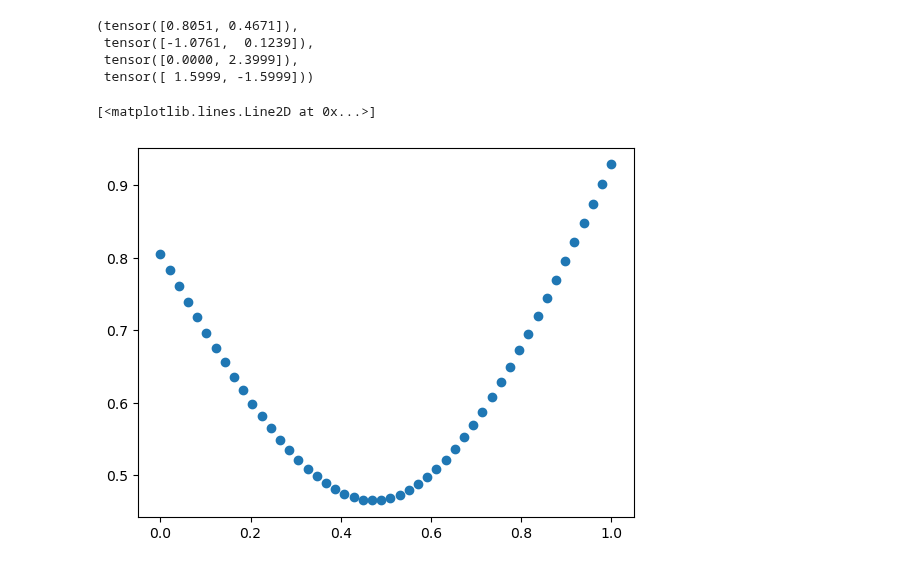
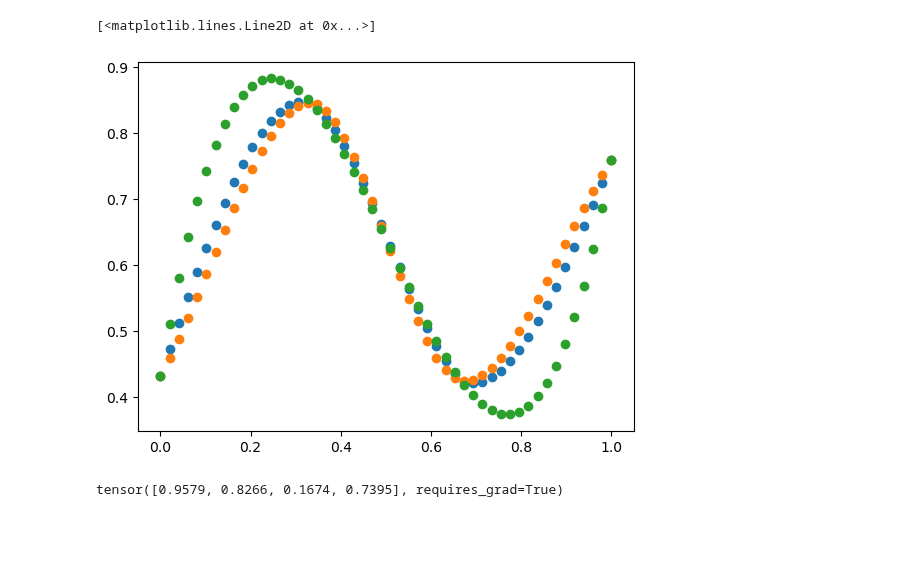
Before and after one commit to ZYCRC/Simulation-learing, a Jupyter notebook: PBD_peel/constant_cubic_spline_test.ipynb, the cells around one changed output. Drawn from its saved outputs; the diff is of its cells as text; code cells hidden in the pictures; blank space fills up the shorter version.

Commit message:
fix cubic spline grad

```diff
--- a/PBD_peel/constant_cubic_spline_test.ipynb
+++ b/PBD_peel/constant_cubic_spline_test.ipynb
@@ -44,8 +37,8 @@ def interp(x, y, xs):
   return interp_func(x,y)(xs)
 # %%
 import matplotlib.pyplot as plt # for plotting
-x = torch.rand(3)
-u = torch.linspace(0, 1, 3)
+x = torch.rand(4)
+u = torch.linspace(0, 1, 4)
 us = torch.linspace(0, 1, 50)
 xs = interp(u, x, us)
 plt.plot(us, xs, 'o')
@@ -72,24 +48,31 @@ tensor([0.5000, 0.5000, 0.5000, 0.5000, 0.5000, 0.5000, 0.5000, 0.5000, 0.5000,
 # %%
-def cubic_spline_coff(u, x):
+def cubic_spline(u, x, us):
     a = x[:-1]
     du = u[1:] - u[:-1]
     dx = x[1:] - x[:-1]
     diff = dx / du
 
     m0 = torch.tensor([0])
-    m1 = torch.tensor([6*(diff[1] - diff[0]) / 2 / (du[0] + du[1])])
-    m2 = torch.tensor([0])
-    m = torch.cat([m0, m1, m2])
+    m1 = 6*(x[2] - x[1])/(u[2] - u[1]) - 6*((x[1] - x[0])/(u[1] - u[0])) / 2 / (du[0] + du[1])
+    m2 = 6*(x[3] - x[2])/(u[3] - u[2]) - 6*((x[2] - x[1])/(u[2] - u[1])) / 2 / (du[2] + du[1])
+    m3 = torch.tensor([0])
+    m = torch.hstack([m0, m1, m2, m3])
 
     c = m / 2
 
-    b0 = torch.tensor([diff[0] - du[0] * m[0] / 2 - du[0] * (m[1] - m[0]) / 6])
-    b1 = torch.tensor([diff[1] - du[1] * m[1] / 2 - du[1] * (m[2] - m[1]) / 6])
+    b0 = diff[0] - du[0] * m[0] / 2 - du[0] * (m[1] - m[0]) / 6
+    b1 = diff[1] - du[1] * m[1] / 2 - du[1] * (m[2] - m[1]) / 6
+    b2 = diff[2] - du[2] * m[2] / 2 - du[2] * (m[3] - m[2]) / 6
 
-    d0 = torch.tensor([(m[1] - m[0]) / 6 / du[0]])
-    d1 = torch.tensor([(m[2] - m[1]) / 6 / du[1]])
+    d0 = (m[1] - m[0]) / 6 / du[0]
+    d1 = (m[2] - m[1]) / 6 / du[1]
+    d2 = (m[3] - m[2]) / 6 / du[2]
 
-    b = torch.cat([b0, b1])
-    d = torch.cat([d0, d1])
+    b = torch.hstack([b0, b1, b2])
+    d = torch.hstack([d0, d1, d2])
 
-    return a, b, c[:-1], d
+    I = torch.searchsorted(u[1:], us)
+    du = us - u[I]
+    array = a[I] + b[I]*du + c[I]*du**2 + d[I]*du**3
+
+    return array
@@ -98,7 +78,0 @@ coff = cubic_spline_coff(u, x)
-# %%
-coff
-# %% [output]
-(tensor([0.8051, 0.4671]),
- tensor([-1.0761,  0.1239]),
- tensor([0.0000, 2.3999]),
- tensor([ 1.5999, -1.5999]))
@@ -113,8 +79,14 @@ def cubic_interp(coff, u, us):
 # %%
-ys = cubic_interp(coff, u, us)
+ys = cubic_spline(u, x, us)
+# %%
+from scipy.interpolate import interp1d
+f = interp1d(u, x, axis=0, kind='cubic')
+zs = f(us)
 # %%
 plt.plot(us, ys, 'o')
+plt.plot(us, xs, 'o')
+plt.plot(us, zs, 'o')
 # %% [output]
 [<matplotlib.lines.Line2D at 0x...>]
-[figure, old version]
+[figure, new version]
 # %%
@@ -122 +94,5 @@ x_con = torch.rand(3).requires_grad_(True)
+# %%
+x_con
+# %% [output]
+tensor([0.9579, 0.8266, 0.1674, 0.7395], requires_grad=True)
 # %%
```
Also changed, not shown: parts of 14 cells of this notebook, 3 other files.
